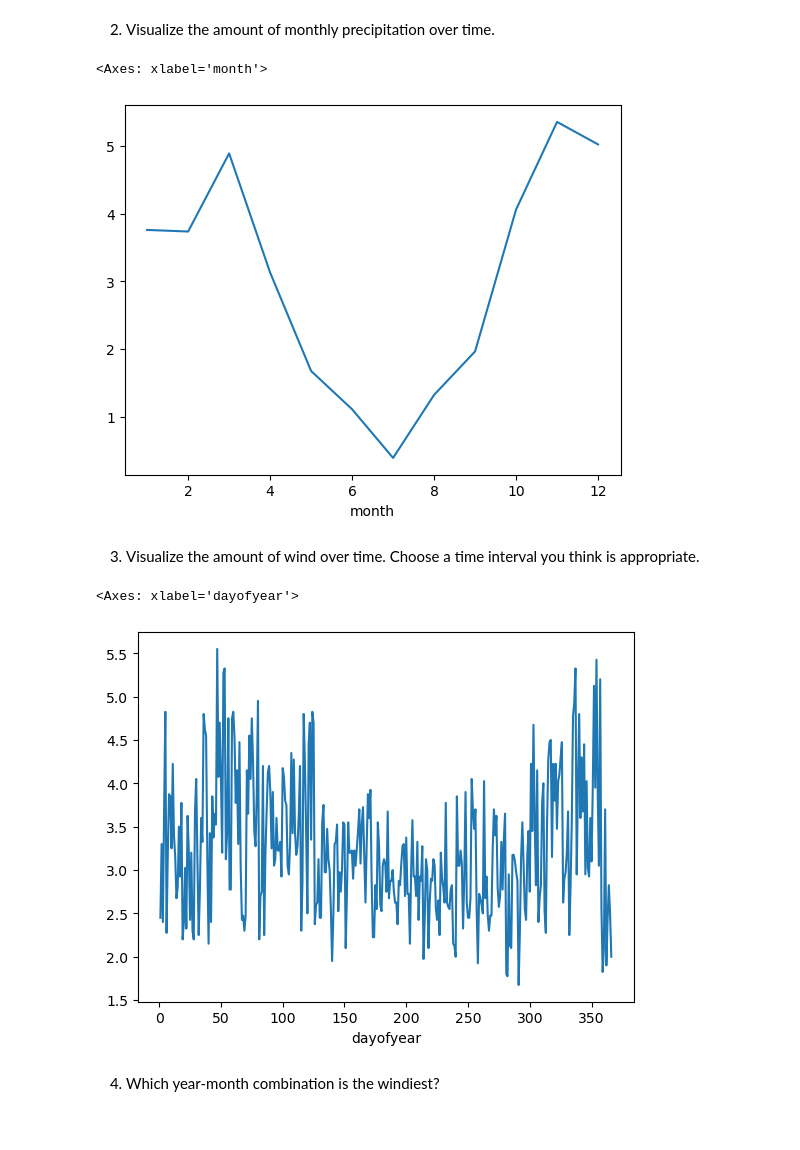
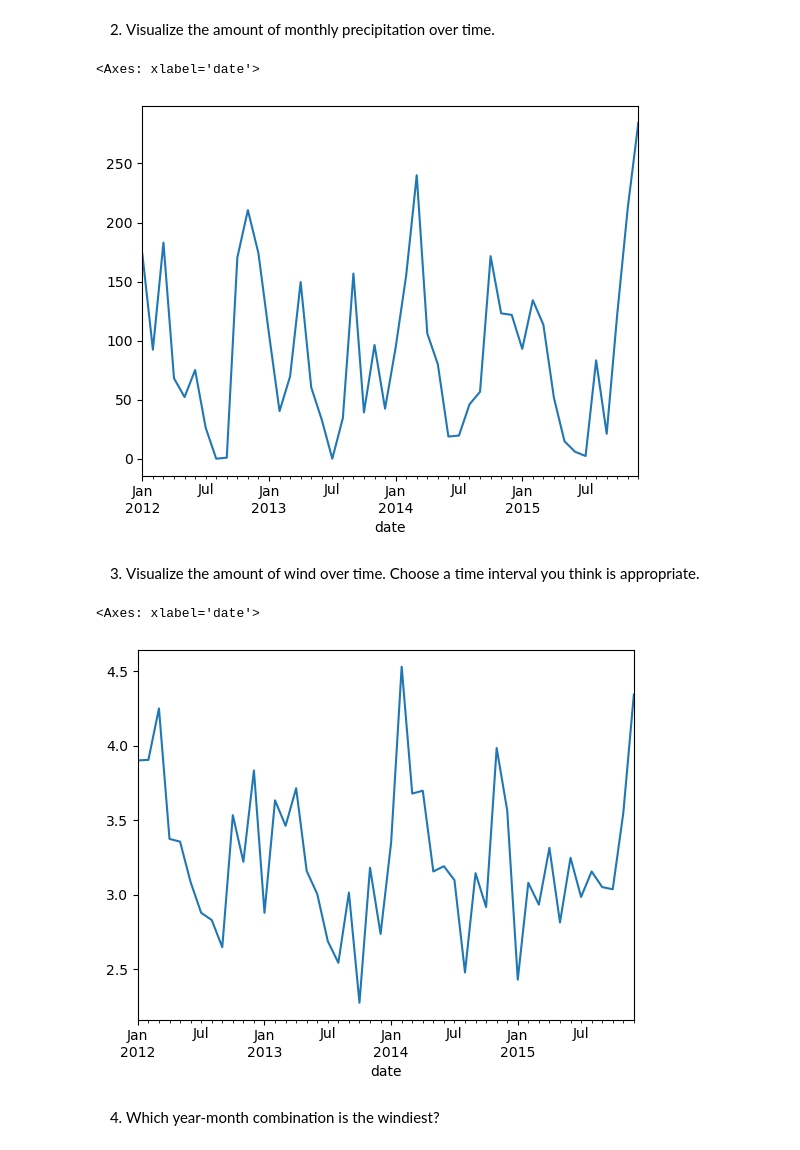
Before and after one commit to DerekBixby/time_series_exercises, a Jupyter notebook: date_exercises.ipynb, the cells around one changed output. Cells and saved outputs as stored; diff of their text form; code cells hidden in the pictures.

Commit message:
added date exercises plus corrections after review

```diff
--- a/date_exercises.ipynb
+++ b/date_exercises.ipynb
@@ -124,4 +126,6 @@ temp_min                float64
 wind                    float64
 weather                  object
 dtype: object
+# %%
+df_seattle = df_seattle.set_index('date').sort_index()
 # %% [markdown]
@@ -141,20 +153,16 @@ Name: precipitation, dtype: float64
 # %% [markdown]
 2. Visualize the amount of monthly precipitation over time.
-# %%
-df_seattle['month'] = df_seattle.date.dt.month
 # %%
-df_seattle.groupby('month').mean().precipitation.plot()
+df_seattle.precipitation.resample('M').sum().plot()
 # %% [output]
-<Axes: xlabel='month'>
+<Axes: xlabel='date'>
-[figure, old version]
+[figure, new version]
 # %% [markdown]
 3. Visualize the amount of wind over time. Choose a time interval you think is appropriate.
-# %%
-df_seattle['dayofyear'] = df_seattle.date.dt.dayofyear
 # %%
-df_seattle.groupby('dayofyear').mean().wind.plot()
+df_seattle.wind.resample('M').mean().plot()
 # %% [output]
-<Axes: xlabel='dayofyear'>
+<Axes: xlabel='date'>
-[figure, old version]
+[figure, new version]
 # %% [markdown]
 4. Which year-month combination is the windiest?
```
Also changed, not shown: parts of 32 cells of this notebook.
